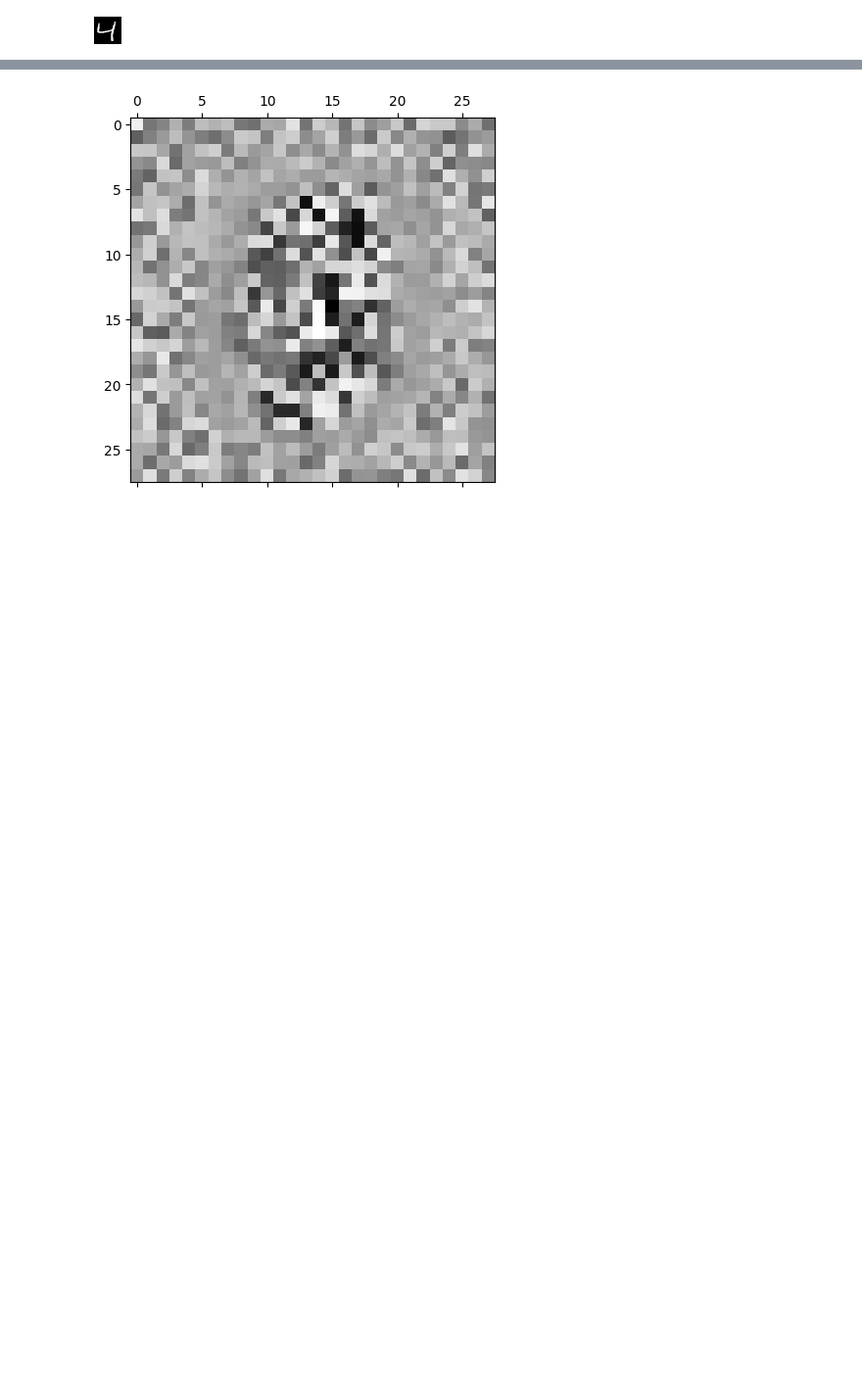
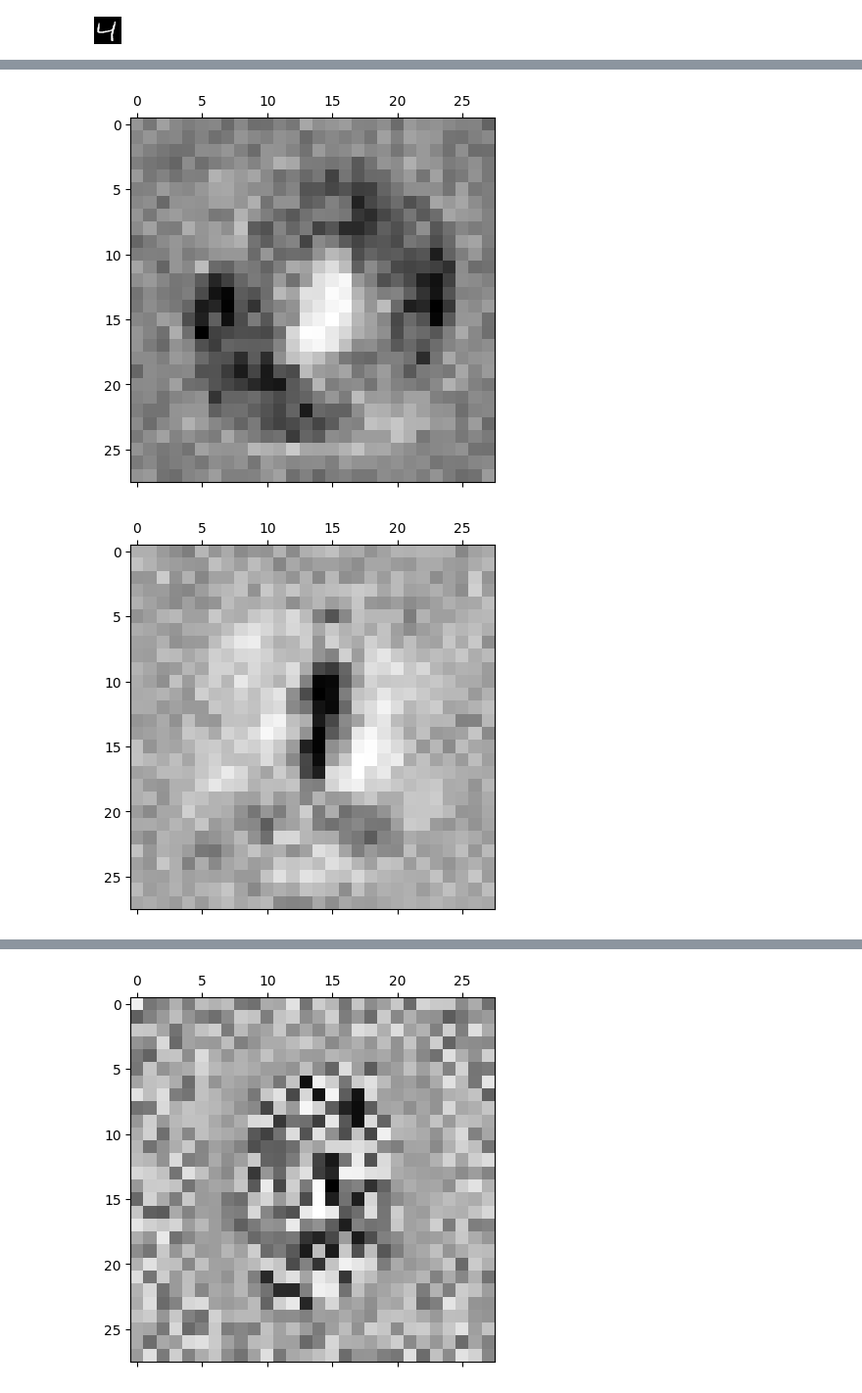
Before and after one commit to kiwi-lang/taranis, a Jupyter notebook: examples/Experiments.ipynb, the cells around one changed output, grey strips where cells are left out. Shown at 98% size. Saved outputs shown, nothing was run; the diff lists cells and outputs as text; code cells hidden in the pictures; blank space fills up the shorter version.

```diff
--- a/examples/Experiments.ipynb
+++ b/examples/Experiments.ipynb
@@ -53,6 +50,6 @@ NameError: name 'm' is not defined
 # %%
-# dataset_fast = mnist_dataset()
-# dataset_test_fast = mnist_dataset(train=False)
+dataset_fast = mnist_dataset()
+dataset_test_fast = mnist_dataset(train=False)
 
-cifar_train = cifar100_dataset(True)
-cifar_test = cifar100_dataset(False)
+# cifar_train = cifar100_dataset(True, True)
+# cifar_test = cifar100_dataset(False, True)
@@ -101,0 +146,13 @@ Accuracy: 6.59 Loss: -0.06144640884399414
+# %%
+import importlib
+import taranis
+import taranis.core.visualization.extract as extract
+importlib.reload(taranis.core.visualization.extract)
+
+for i in range(10):
+    img = extract.generate_image(linear, input_shape, i, 1, 0.9999)
+    plt.matshow(img[0][0], interpolation=None, cmap='Greys')
+    plt.show()
+# %% [output]
+[figure, added]
+[figure, added]
```
Also changed, not shown: parts of 14 cells of this notebook, 2 other files.
